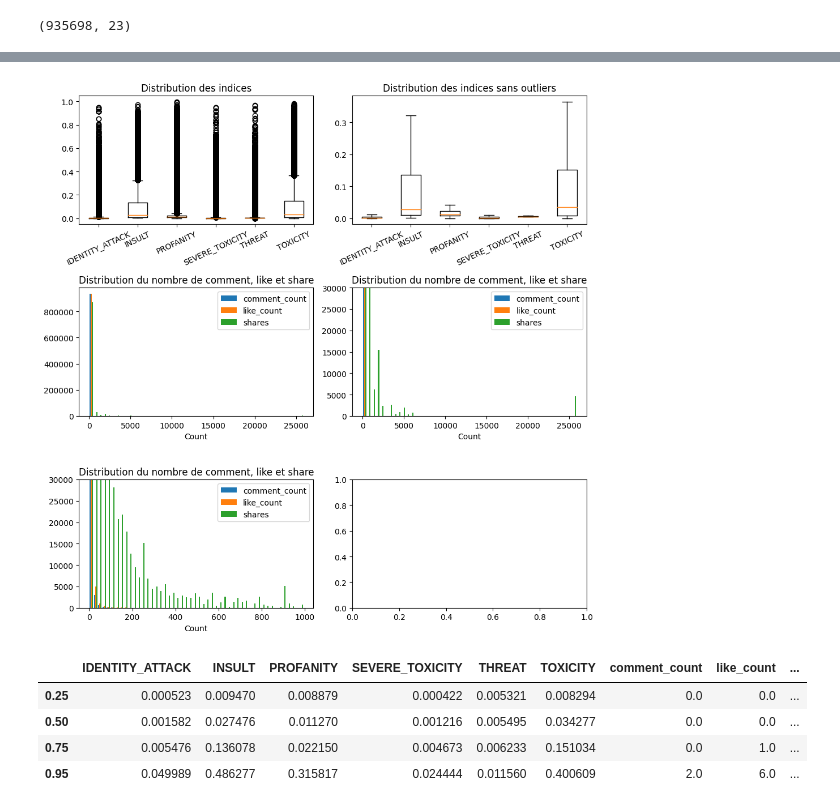
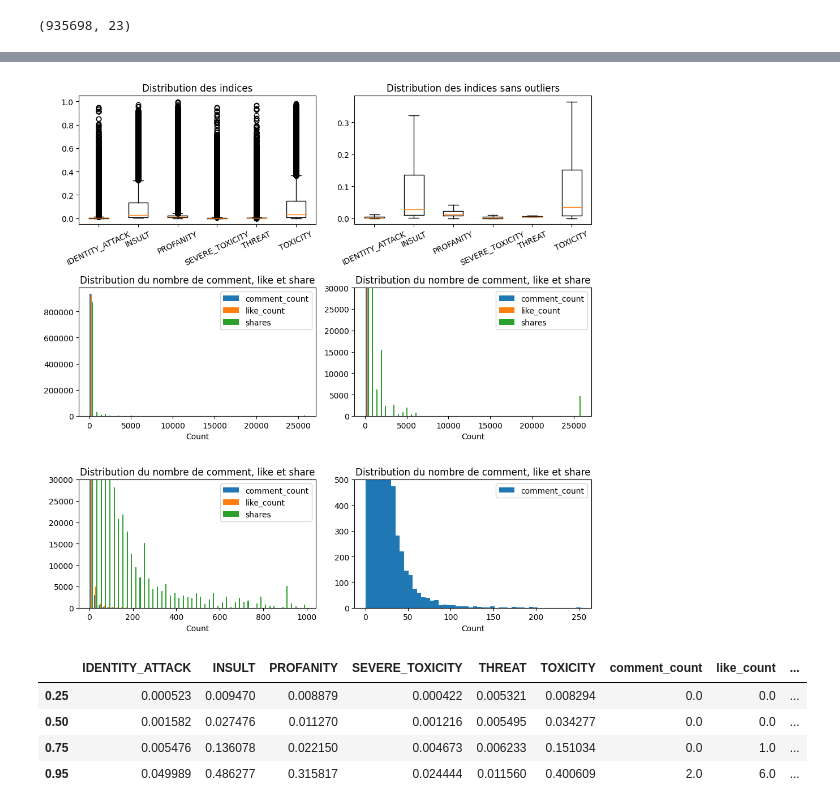
Before and after one commit to caseguin/GLO-7027, a Jupyter notebook: projet_eda.ipynb, the cells around one changed output, grey strips where cells are left out. Saved outputs shown, nothing was run; the diff lists cells and outputs as text; code cells hidden in the pictures.

```diff
--- a/projet_eda.ipynb
+++ b/projet_eda.ipynb
@@ -143,34 +175,40 @@ figure, axis = plt.subplots(3,2, figsize=(10,10))
 axis[0, 0].boxplot(indice_df)
 axis[0, 0].set_title('Distribution des indices')
 axis[0, 0].set_xticklabels(cols_indice, rotation=25)
 
 # variable indice sans outliers
 axis[0, 1].boxplot(indice_df, showfliers=False)
 axis[0, 1].set_title('Distribution des indices sans outliers')
 axis[0, 1].set_xticklabels(cols_indice, rotation=25)
 
 # Comment_count, like_count, shares
 axis[1, 0].hist(df_merge[['comment_count', 'like_count', 'shares']], bins=50)
 axis[1, 0].set_title('Distribution du nombre de comment, like et share')
 axis[1, 0].set_xlabel('Count')
 axis[1, 0].legend(cols_count)
 
 axis[1, 1].hist(df_merge[['comment_count', 'like_count', 'shares']], bins=50)
 axis[1, 1].set_title('Distribution du nombre de comment, like et share')
 axis[1, 1].set_xlabel('Count')
 axis[1, 1].legend(cols_count)
 axis[1, 1].set_ylim(0, 30000)
 
 axis[2, 0].hist(filtered_data[['comment_count', 'like_count', 'shares']], bins=50)
 axis[2, 0].set_title('Distribution du nombre de comment, like et share')
 axis[2, 0].set_xlabel('Count')
 axis[2, 0].legend(cols_count)
 axis[2, 0].set_ylim(0, 30000)
 
+axis[2, 1].hist(filtered_data[['comment_count']], bins=50)
+axis[2, 1].set_title('Distribution du nombre de comment, like et share')
+axis[2, 1].set_xlabel('Count')
+axis[2, 1].legend(cols_count)
+axis[2, 1].set_ylim(0, 500)
+
 figure.tight_layout()
 plt.show()
 # %% [output]
-[figure, old version]
+[figure, new version]
 # %%
 df_merge.quantile([.25,.5,.75,.95])
 
```
Also changed, not shown: parts of 11 cells of this notebook.
